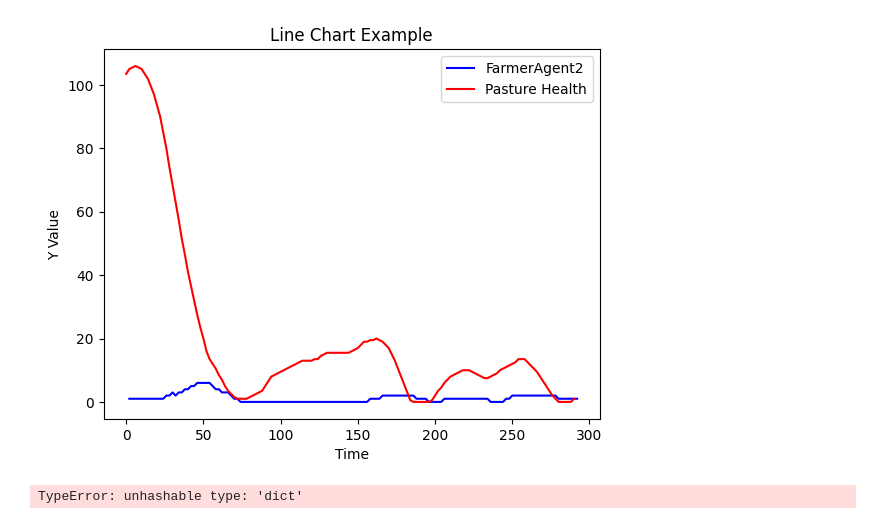
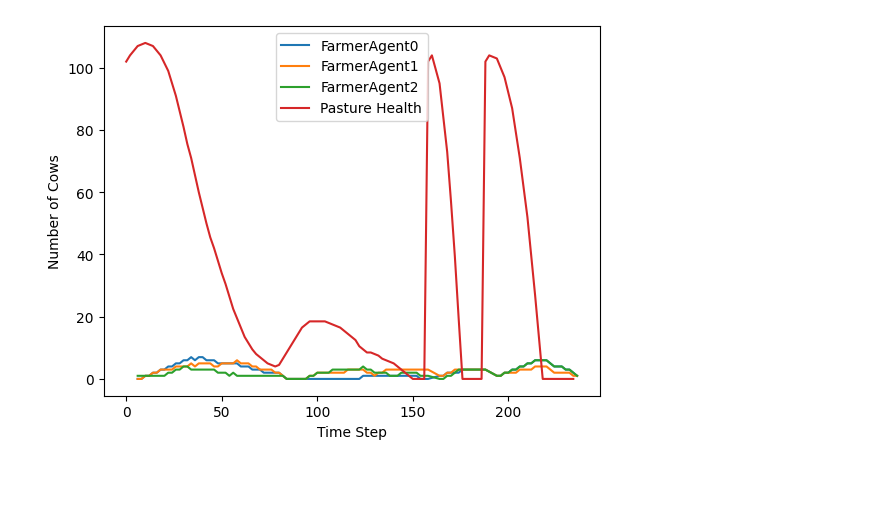
Before and after one commit to MartaMariz/ASMA, a Jupyter notebook: data visualization.ipynb, the cells around one changed output. Drawn from its saved outputs; the diff is of its cells as text; code cells hidden in the pictures; blank space fills up the shorter version.

Commit message:
add: more plots

```diff
--- a/data visualization.ipynb
+++ b/data visualization.ipynb
@@ -45,0 +53,23 @@ plt.show()
+# %%
+# Initialize empty lists to store data for each farmer
+farmer0_data = []
+farmer1_data = []
+farmer2_data = []
+# Loop through the dictionary and append data for each farmer to the corresponding list
+for time_step, farmer_counts in data.items():
+    farmer0_data.append(farmer_counts.get('FarmerAgent0', 0))
+    farmer1_data.append(farmer_counts.get('FarmerAgent1', 0))
+    farmer2_data.append(farmer_counts.get('FarmerAgent2', 0))
+
+# Plot the data using Matplotlib
+plt.plot(list(data.keys()), farmer0_data, label='FarmerAgent0')
+plt.plot(list(data.keys()), farmer1_data, label='FarmerAgent1')
+plt.plot(list(data.keys()), farmer2_data, label='FarmerAgent2')
+
+# Add labels and legend
+plt.xlabel('Time Step')
+plt.ylabel('Number of Cows')
+plt.legend()
+
+# Show the plot
+plt.show()
@@ -46,26 +78,19 @@ plt.show()
 # %%
-x1 = list(data.keys())
-y1 = [list(data[k].values())[0] for k in x1]
-
 x2 = list(time_data.keys())
 y2 = [list(time_data[k].values())[0] for k in x2]
 
-plt.plot(x1, y1, color='blue', label='FarmerAgent2')
-plt.plot(x2, y2, color='red', label='Pasture Health')
+# Plot the data using Matplotlib
+plt.plot(list(data.keys()), farmer0_data, label='FarmerAgent0')
+plt.plot(list(data.keys()), farmer1_data, label='FarmerAgent1')
+plt.plot(list(data.keys()), farmer2_data, label='FarmerAgent2')
+plt.plot(x2, y2, label='Pasture Health')
 
-# Add axis labels and a title
-plt.xlabel('Time')
-plt.ylabel('Y Value')
-plt.title('Line Chart Example')
-
-# Add a legend
+# Add labels and legend
+plt.xlabel('Time Step')
+plt.ylabel('Number of Cows')
 plt.legend()
 
-# Display the chart
+# Show the plot
 plt.show()
 # %% [output]
-[figure, old version]
+[figure, new version]
-# %%
-test = {"2" : [('FarmerAgent1',0,0), ('FarmerAgent2',0,0)], "4" : [('FarmerAgent1',0,0), ('FarmerAgent2',0,0)]}
-# %% [output]
-TypeError: unhashable type: 'dict'
```
Also changed, not shown: parts of 5 cells of this notebook.
